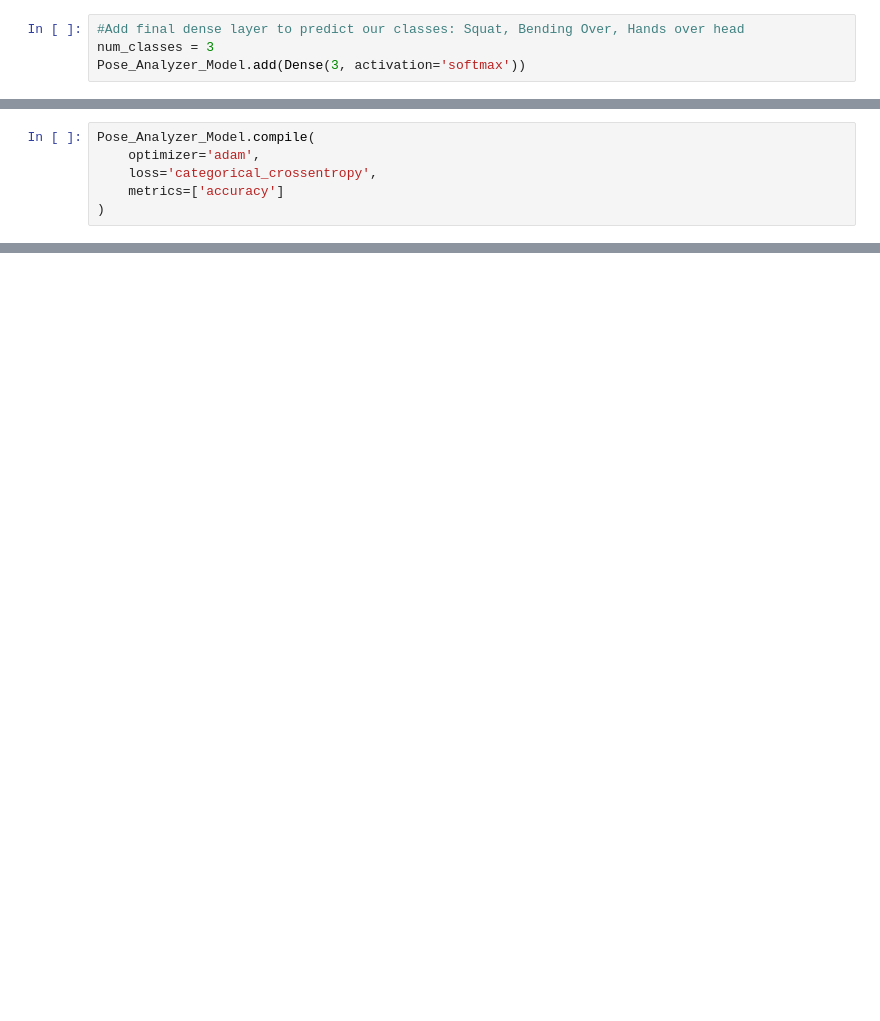
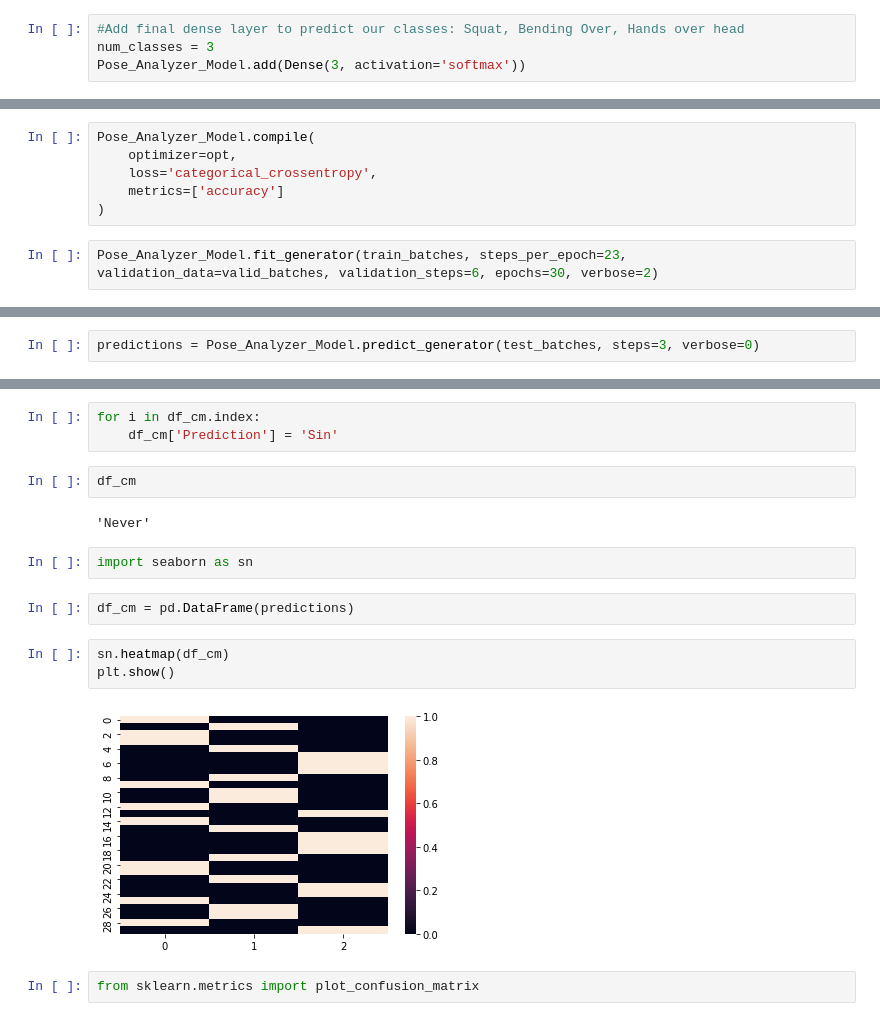
Before and after one commit to moonbeam5115/JointAngleMeasurement, a Jupyter notebook: notebooks/Model_Testing.ipynb, the cells around one changed output, grey strips where cells are left out. Saved outputs shown, nothing was run; the diff lists cells and outputs as text; blank space fills up the shorter version.

```diff
--- a/notebooks/Model_Testing.ipynb
+++ b/notebooks/Model_Testing.ipynb
@@ -66,6 +95,8 @@ _________________________________________________________________
 # %%
 Pose_Analyzer_Model.compile(
-    optimizer='adam',
+    optimizer=opt,
     loss='categorical_crossentropy',
     metrics=['accuracy']
 )
+# %%
+Pose_Analyzer_Model.fit_generator(train_batches, steps_per_epoch=23, validation_data=valid_batches, validation_steps=6, epochs=30, verbose=2)
@@ -71,0 +128,2 @@ Pose_Analyzer_Model.compile(
+# %%
+predictions = Pose_Analyzer_Model.predict_generator(test_batches, steps=3, verbose=0)
@@ -71,0 +157,18 @@ Pose_Analyzer_Model.compile(
+# %%
+for i in df_cm.index:
+    df_cm['Prediction'] = 'Sin'
+# %%
+df_cm
+# %% [output]
+'Never'
+# %%
+import seaborn as sn
+# %%
+df_cm = pd.DataFrame(predictions)
+# %%
+sn.heatmap(df_cm)
+plt.show()
+# %% [output]
+[figure, added]
+# %%
+from sklearn.metrics import plot_confusion_matrix
```
Also changed, not shown: parts of 21 cells of this notebook, 1 other file.
